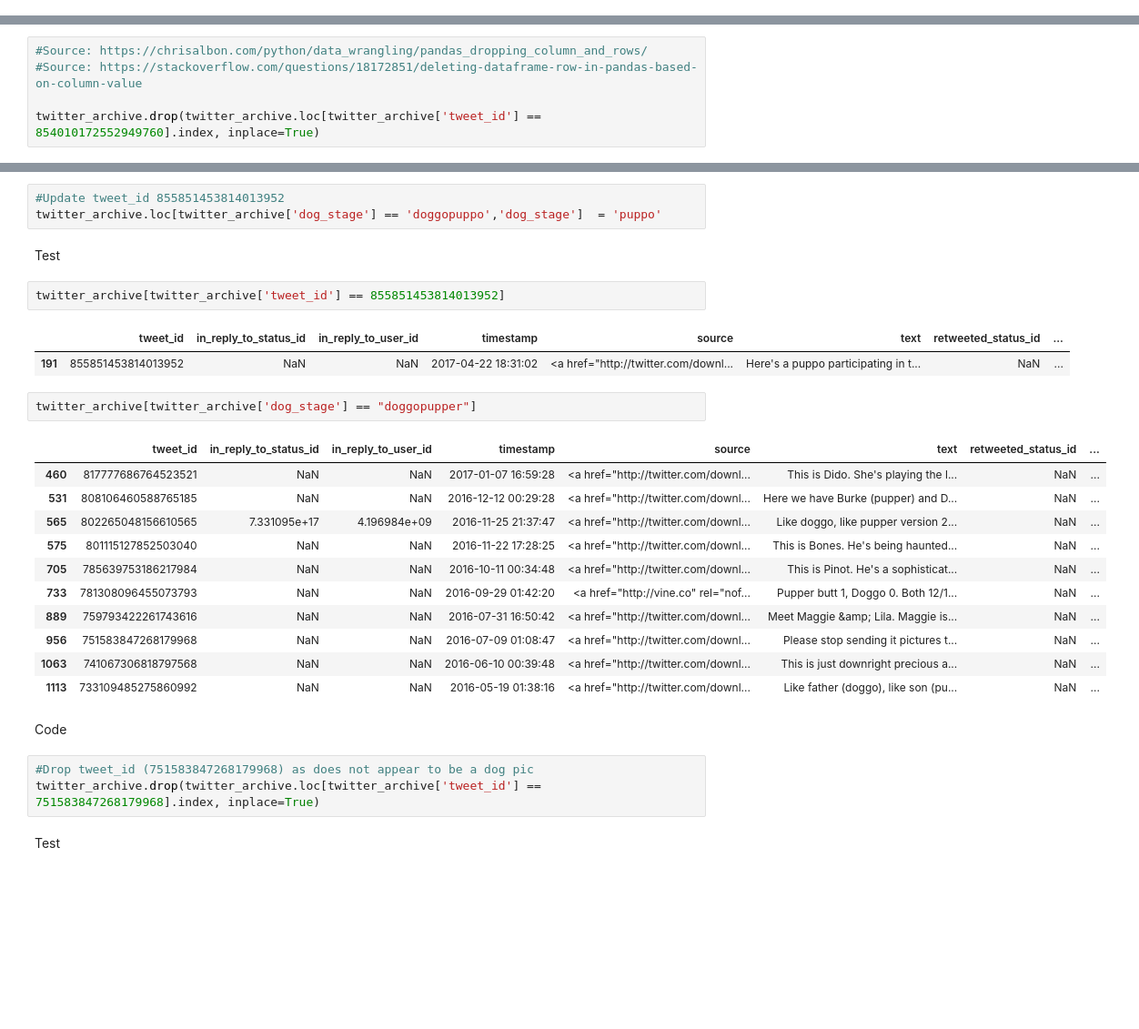
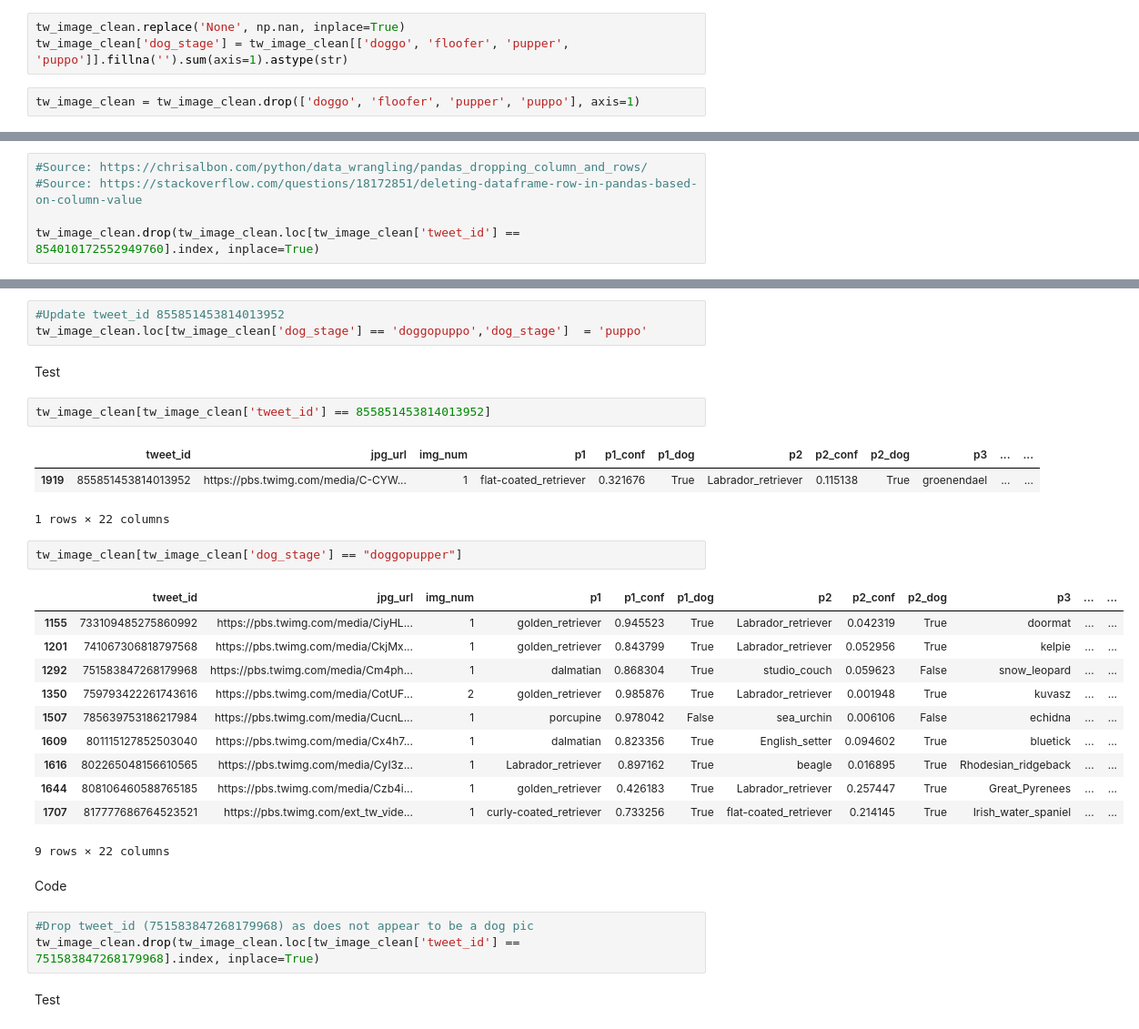
Before and after one commit to hdbedwell/data_wrangling_twitter_we_rate_dogs, a Jupyter notebook: wrangle_act.ipynb, the cells around one changed output, grey strips where cells are left out. Shown at 91% size. Saved outputs shown, nothing was run; the diff lists cells and outputs as text; blank space fills up the shorter version.

```diff
--- a/wrangle_act.ipynb
+++ b/wrangle_act.ipynb
@@ -468,0 +542,5 @@ memory usage: 254.9+ KB
+# %%
+tw_image_clean.replace('None', np.nan, inplace=True)
+tw_image_clean['dog_stage'] = tw_image_clean[['doggo', 'floofer', 'pupper', 'puppo']].fillna('').sum(axis=1).astype(str)
+# %%
+tw_image_clean = tw_image_clean.drop(['doggo', 'floofer', 'pupper', 'puppo'], axis=1)
@@ -494,4 +595,4 @@ Text states that this is a rare owl and not a dog at all. Dropping record -- twe
 #Source: https://chrisalbon.com/python/data_wrangling/pandas_dropping_column_and_rows/
 #Source: https://stackoverflow.com/questions/18172851/deleting-dataframe-row-in-pandas-based-on-column-value
 
-twitter_archive.drop(twitter_archive.loc[twitter_archive['tweet_id'] == 854010172552949760].index, inplace=True)
+tw_image_clean.drop(tw_image_clean.loc[tw_image_clean['tweet_id'] == 854010172552949760].index, inplace=True)
@@ -509,33 +615,34 @@ twitter_archive[twitter_archive['dog_stage'] == "doggopuppo"]
 Code
 # %%
 #Update tweet_id 855851453814013952
-twitter_archive.loc[twitter_archive['dog_stage'] == 'doggopuppo','dog_stage']  = 'puppo'
+tw_image_clean.loc[tw_image_clean['dog_stage'] == 'doggopuppo','dog_stage']  = 'puppo'
 # %% [markdown]
 Test
 # %%
-twitter_archive[twitter_archive['tweet_id'] == 855851453814013952]
+tw_image_clean[tw_image_clean['tweet_id'] == 855851453814013952]
 # %% [output]
-|  | tweet_id | in_reply_to_status_id | in_reply_to_user_id | timestamp | source | text | retweeted_status_id | ... |
-| 191 | 855851453814013952 | NaN | NaN | 2017-04-22 18:31:02 | <a href="http://twitter.com/downl... | Here's a puppo participating in t... | NaN | ... |
+|  | tweet_id | jpg_url | img_num | p1 | p1_conf | p1_dog | p2 | p2_conf | p2_dog | p3 | ... | ... |
+| 1919 | 855851453814013952 | https://pbs.twimg.com/media/C-CYW... | 1 | flat-coated_retriever | 0.321676 | True | Labrador_retriever | 0.115138 | True | groenendael | ... | ... |
+1 rows × 22 columns
 # %%
-twitter_archive[twitter_archive['dog_stage'] == "doggopupper"]
+tw_image_clean[tw_image_clean['dog_stage'] == "doggopupper"]
 # %% [output]
-|  | tweet_id | in_reply_to_status_id | in_reply_to_user_id | timestamp | source | text | retweeted_status_id | ... |
-| 460 | 817777686764523521 | NaN | NaN | 2017-01-07 16:59:28 | <a href="http://twitter.com/downl... | This is Dido. She's playing the l... | NaN | ... |
-| 531 | 808106460588765185 | NaN | NaN | 2016-12-12 00:29:28 | <a href="http://twitter.com/downl... | Here we have Burke (pupper) and D... | NaN | ... |
-| 565 | 802265048156610565 | 7.331095e+17 | 4.196984e+09 | 2016-11-25 21:37:47 | <a href="http://twitter.com/downl... | Like doggo, like pupper version 2... | NaN | ... |
-| 575 | 801115127852503040 | NaN | NaN | 2016-11-22 17:28:25 | <a href="http://twitter.com/downl... | This is Bones. He's being haunted... | NaN | ... |
-| 705 | 785639753186217984 | NaN | NaN | 2016-10-11 00:34:48 | <a href="http://twitter.com/downl... | This is Pinot. He's a sophisticat... | NaN | ... |
-| 733 | 781308096455073793 | NaN | NaN | 2016-09-29 01:42:20 | <a href="http://vine.co" rel="nof... | Pupper butt 1, Doggo 0. Both 12/1... | NaN | ... |
-| 889 | 759793422261743616 | NaN | NaN | 2016-07-31 16:50:42 | <a href="http://twitter.com/downl... | Meet Maggie &amp; Lila. Maggie is... | NaN | ... |
-| 956 | 751583847268179968 | NaN | NaN | 2016-07-09 01:08:47 | <a href="http://twitter.com/downl... | Please stop sending it pictures t... | NaN | ... |
-| 1063 | 741067306818797568 | NaN | NaN | 2016-06-10 00:39:48 | <a href="http://twitter.com/downl... | This is just downright precious a... | NaN | ... |
-| 1113 | 733109485275860992 | NaN | NaN | 2016-05-19 01:38:16 | <a href="http://twitter.com/downl... | Like father (doggo), like son (pu... | NaN | ... |
+|  | tweet_id | jpg_url | img_num | p1 | p1_conf | p1_dog | p2 | p2_conf | p2_dog | p3 | ... | ... |
+| 1155 | 733109485275860992 | https://pbs.twimg.com/media/CiyHL... | 1 | golden_retriever | 0.945523 | True | Labrador_retriever | 0.042319 | True | doormat | ... | ... |
+| 1201 | 741067306818797568 | https://pbs.twimg.com/media/CkjMx... | 1 | golden_retriever | 0.843799 | True | Labrador_retriever | 0.052956 | True | kelpie | ... | ... |
+| 1292 | 751583847268179968 | https://pbs.twimg.com/media/Cm4ph... | 1 | dalmatian | 0.868304 | True | studio_couch | 0.059623 | False | snow_leopard | ... | ... |
+| 1350 | 759793422261743616 | https://pbs.twimg.com/media/CotUF... | 2 | golden_retriever | 0.985876 | True | Labrador_retriever | 0.001948 | True | kuvasz | ... | ... |
+| 1507 | 785639753186217984 | https://pbs.twimg.com/media/CucnL... | 1 | porcupine | 0.978042 | False | sea_urchin | 0.006106 | False | echidna | ... | ... |
+| 1609 | 801115127852503040 | https://pbs.twimg.com/media/Cx4h7... | 1 | dalmatian | 0.823356 | True | English_setter | 0.094602 | True | bluetick | ... | ... |
+| 1616 | 802265048156610565 | https://pbs.twimg.com/media/CyI3z... | 1 | Labrador_retriever | 0.897162 | True | beagle | 0.016895 | True | Rhodesian_ridgeback | ... | ... |
+| 1644 | 808106460588765185 | https://pbs.twimg.com/media/Czb4i... | 1 | golden_retriever | 0.426183 | True | Labrador_retriever | 0.257447 | True | Great_Pyrenees | ... | ... |
+| 1707 | 817777686764523521 | https://pbs.twimg.com/ext_tw_vide... | 1 | curly-coated_retriever | 0.733256 | True | flat-coated_retriever | 0.214145 | True | Irish_water_spaniel | ... | ... |
+9 rows × 22 columns
 # %% [markdown]
 Code
 # %%
 #Drop tweet_id (751583847268179968) as does not appear to be a dog pic
-twitter_archive.drop(twitter_archive.loc[twitter_archive['tweet_id'] == 751583847268179968].index, inplace=True)
+tw_image_clean.drop(tw_image_clean.loc[tw_image_clean['tweet_id'] == 751583847268179968].index, inplace=True)
 # %% [markdown]
 Test
 # %%
```
Also changed, not shown: parts of 86 cells of this notebook.
